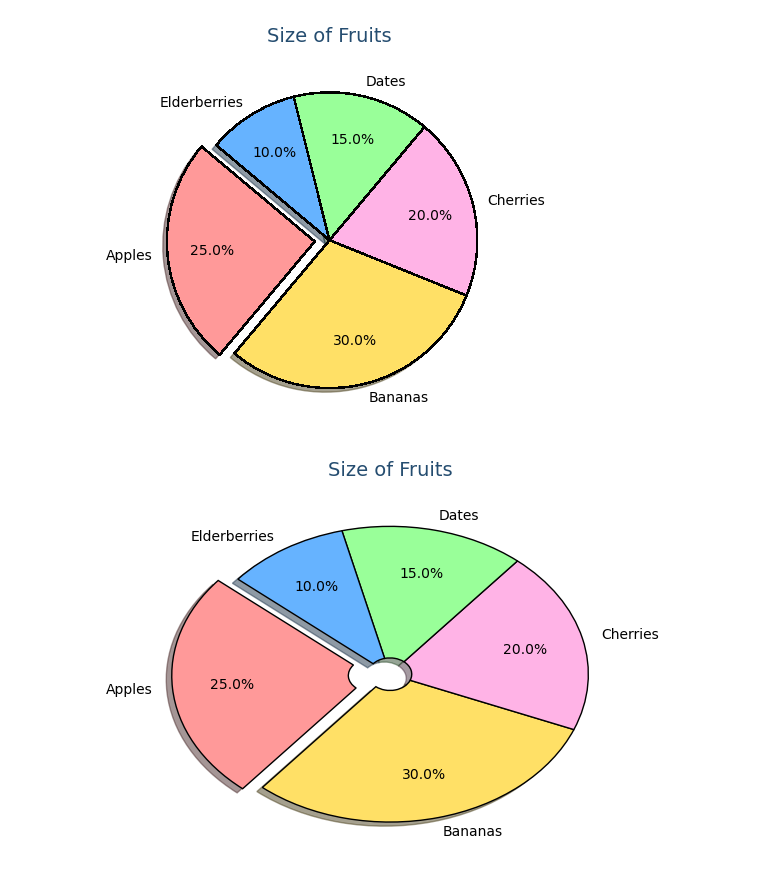
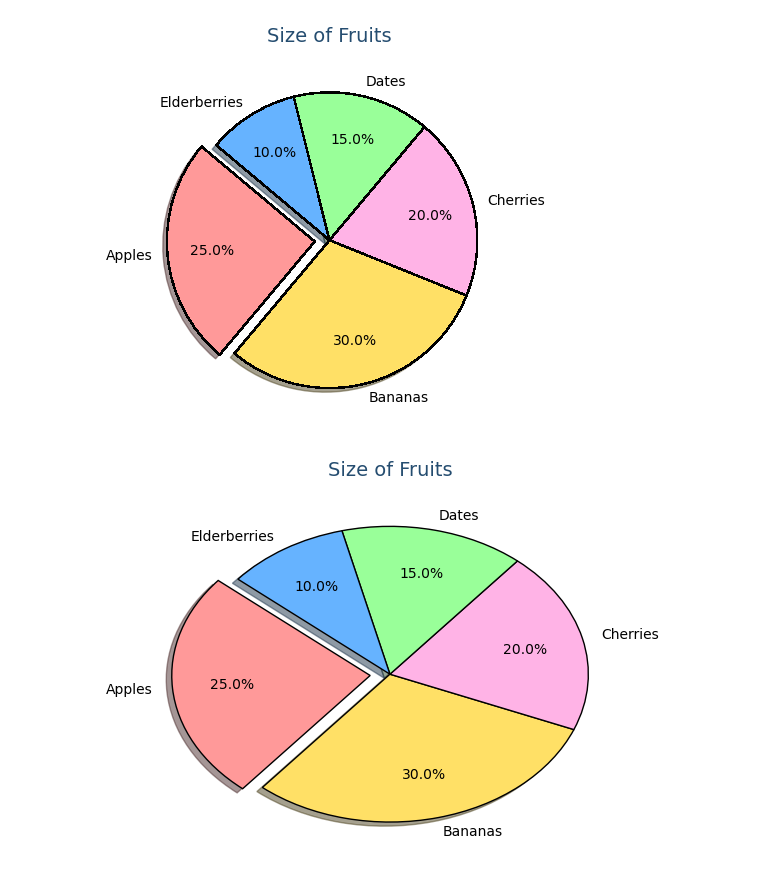
Before and after one commit to IndoKris/Data-Science, a Jupyter notebook: Matplotlib/Pie Chart.ipynb, the cells around one changed output. Drawn from its saved outputs; the diff is of its cells as text; code cells hidden in the pictures.

```diff
--- a/Matplotlib/Pie Chart.ipynb
+++ b/Matplotlib/Pie Chart.ipynb
@@ -163,24 +163,24 @@ plt.show()
 # %%
 plt.pie(
     x = sizes,
     labels=labels,
     colors=colors,
     explode=[0.1,0,0,0,0],
     frame=False,
     autopct='%1.1f%%',
     pctdistance = 0.7,
     shadow= True,
     startangle=140,
     wedgeprops={
-        'width': 0.89,         # Makes it a donut
+        'width': 1,         # Makes it a donut
         'edgecolor': 'black'}
 )
 
 plt.title('Size of Fruits',
           fontdict={'fontsize': 14, 'color': '#254D70'},
           pad=10, )
 # plt.figure(figsize=(8, 4))
 plt.gca().set_aspect('auto')
 plt.show()
 # %% [output]
-[figure, old version]
+[figure, new version]
```
